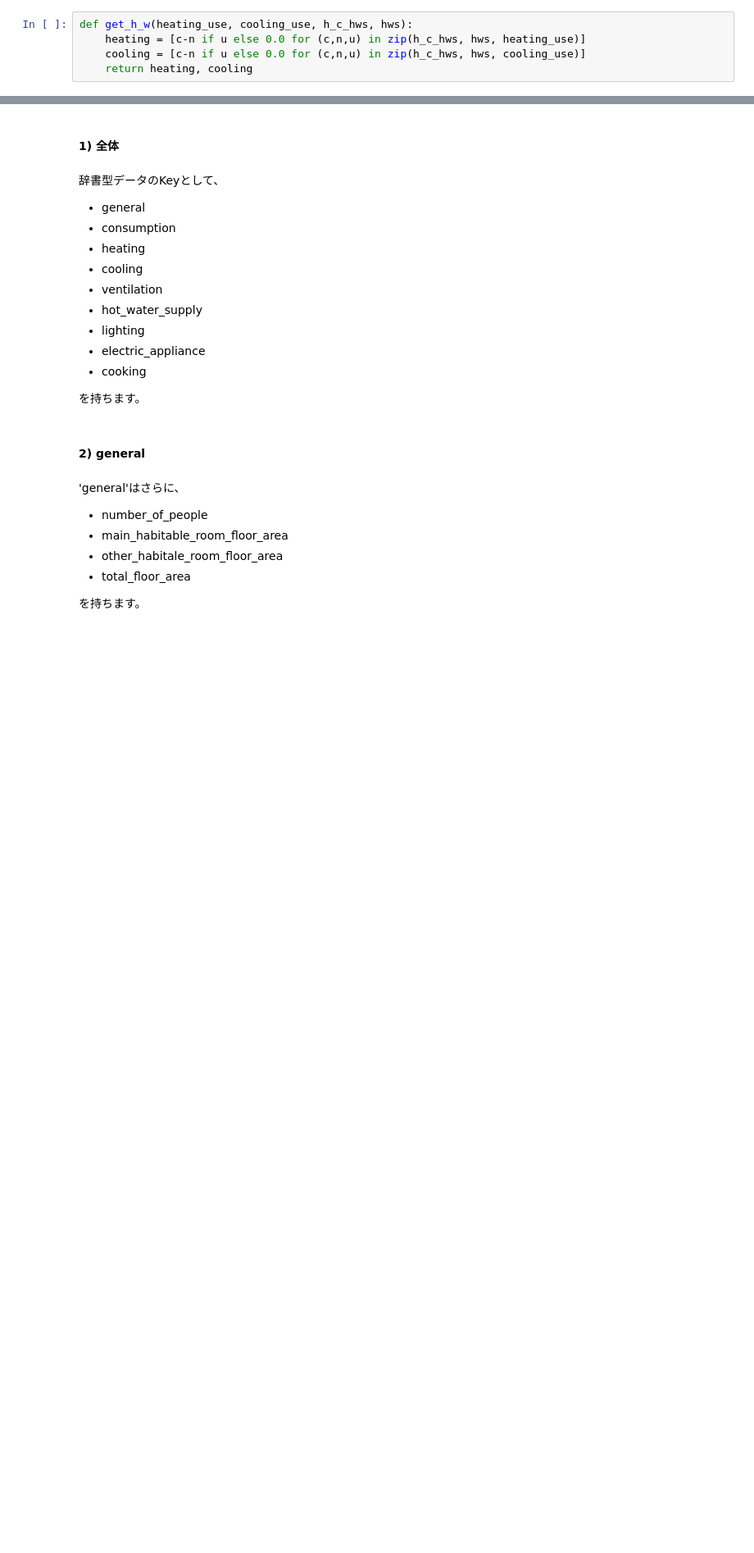
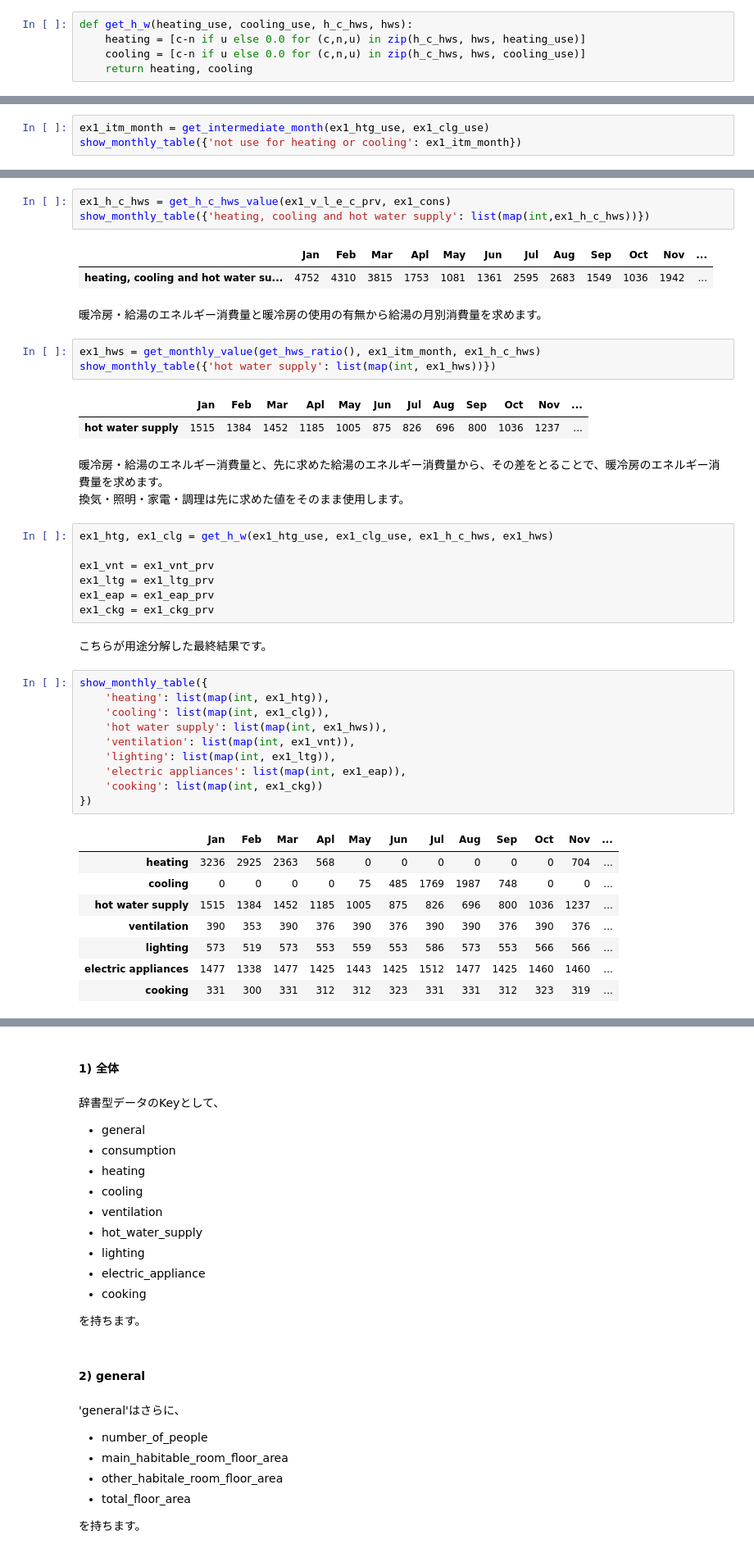
Before and after one commit to jjj-design/UsageAnalysis, a Jupyter notebook: usage_analysis.ipynb, the cells around one changed output, grey strips where cells are left out. Shown at 82% size. Saved outputs shown, nothing was run; the diff lists cells and outputs as text; blank space fills up the shorter version.

```diff
--- a/usage_analysis.ipynb
+++ b/usage_analysis.ipynb
@@ -543,0 +548,3 @@ def analysis_and_plot(d):
+# %%
+ex1_itm_month = get_intermediate_month(ex1_htg_use, ex1_clg_use)
+show_monthly_table({'not use for heating or cooling': ex1_itm_month})
@@ -543,0 +585,45 @@ def analysis_and_plot(d):
+# %%
+ex1_h_c_hws = get_h_c_hws_value(ex1_v_l_e_c_prv, ex1_cons)
+show_monthly_table({'heating, cooling and hot water supply': list(map(int,ex1_h_c_hws))})
+# %% [output]
+|  | Jan | Feb | Mar | Apl | May | Jun | Jul | Aug | Sep | Oct | Nov | ... |
+| heating, cooling and hot water su... | 4752 | 4310 | 3815 | 1753 | 1081 | 1361 | 2595 | 2683 | 1549 | 1036 | 1942 | ... |
+# %% [markdown]
+暖冷房・給湯のエネルギー消費量と暖冷房の使用の有無から給湯の月別消費量を求めます。
+# %%
+ex1_hws = get_monthly_value(get_hws_ratio(), ex1_itm_month, ex1_h_c_hws)
+show_monthly_table({'hot water supply': list(map(int, ex1_hws))})
+# %% [output]
+|  | Jan | Feb | Mar | Apl | May | Jun | Jul | Aug | Sep | Oct | Nov | ... |
+| hot water supply | 1515 | 1384 | 1452 | 1185 | 1005 | 875 | 826 | 696 | 800 | 1036 | 1237 | ... |
+# %% [markdown]
+暖冷房・給湯のエネルギー消費量と、先に求めた給湯のエネルギー消費量から、その差をとることで、暖冷房のエネルギー消費量を求めます。
+換気・照明・家電・調理は先に求めた値をそのまま使用します。
+# %%
+ex1_htg, ex1_clg = get_h_w(ex1_htg_use, ex1_clg_use, ex1_h_c_hws, ex1_hws)
+
+ex1_vnt = ex1_vnt_prv
+ex1_ltg = ex1_ltg_prv
+ex1_eap = ex1_eap_prv
+ex1_ckg = ex1_ckg_prv
+# %% [markdown]
+こちらが用途分解した最終結果です。
+# %%
+show_monthly_table({
+    'heating': list(map(int, ex1_htg)),
+    'cooling': list(map(int, ex1_clg)),
+    'hot water supply': list(map(int, ex1_hws)),
+    'ventilation': list(map(int, ex1_vnt)),
+    'lighting': list(map(int, ex1_ltg)),
+    'electric appliances': list(map(int, ex1_eap)),
+    'cooking': list(map(int, ex1_ckg))
+})
+# %% [output]
+|  | Jan | Feb | Mar | Apl | May | Jun | Jul | Aug | Sep | Oct | Nov | ... |
+| heating | 3236 | 2925 | 2363 | 568 | 0 | 0 | 0 | 0 | 0 | 0 | 704 | ... |
+| cooling | 0 | 0 | 0 | 0 | 75 | 485 | 1769 | 1987 | 748 | 0 | 0 | ... |
+| hot water supply | 1515 | 1384 | 1452 | 1185 | 1005 | 875 | 826 | 696 | 800 | 1036 | 1237 | ... |
+| ventilation | 390 | 353 | 390 | 376 | 390 | 376 | 390 | 390 | 376 | 390 | 376 | ... |
+| lighting | 573 | 519 | 573 | 553 | 559 | 553 | 586 | 573 | 553 | 566 | 566 | ... |
+| electric appliances | 1477 | 1338 | 1477 | 1425 | 1443 | 1425 | 1512 | 1477 | 1425 | 1460 | 1460 | ... |
+| cooking | 331 | 300 | 331 | 312 | 312 | 323 | 331 | 331 | 312 | 323 | 319 | ... |
```
Also changed, not shown: parts of 199 cells of this notebook.
